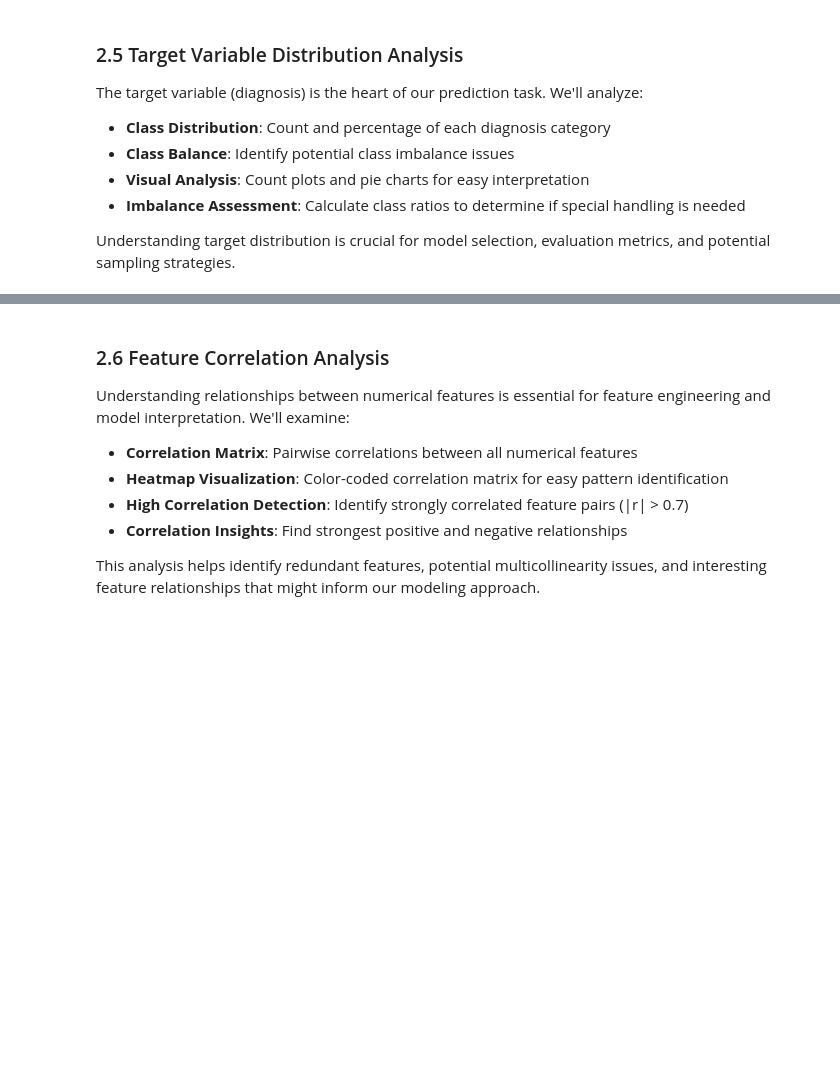
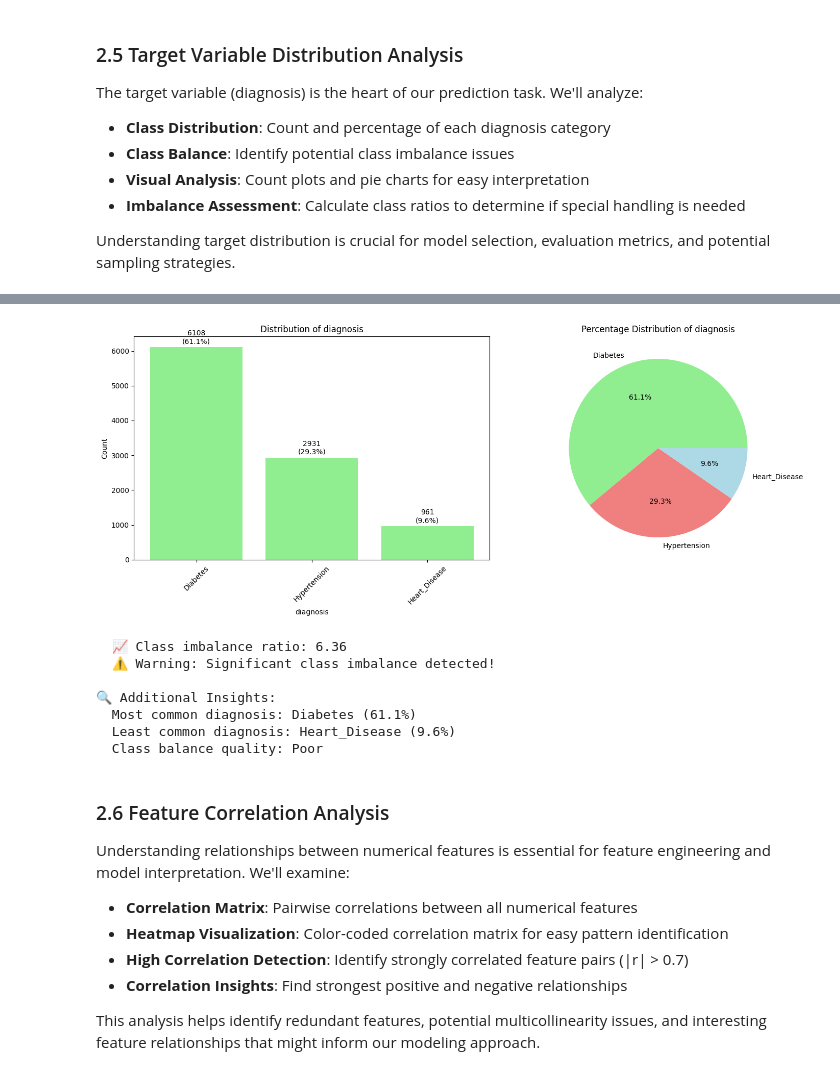
Before and after one commit to trantienduat/Machine_Learning_Basic, a Jupyter notebook: main.ipynb, the cells around one changed output, grey strips where cells are left out. Saved outputs shown, nothing was run; the diff lists cells and outputs as text; code cells hidden in the pictures; blank space fills up the shorter version.

```diff
--- a/main.ipynb
+++ b/main.ipynb
@@ -561,0 +376,70 @@ print("🚀 Ready for data preprocessing!")
+# %%
+# 5. TARGET VARIABLE ANALYSIS
+print("="*60)
+print("🎯 5. TARGET VARIABLE DISTRIBUTION ANALYSIS")
+print("="*60)
+
+# Focus on the main target variable: diagnosis
+target_col = 'diagnosis'
+
+if target_col in train_data.columns:
+    print(f"🏷️ Analyzing target variable: '{target_col}'")
+else:
+    print(f"⚠️ Target column '{target_col}' not found in dataset!")
+    print(f"Available columns: {train_data.columns.tolist()}")
+
+if target_col in train_data.columns:
+    print(f"\n📊 Analysis for '{target_col}':")
+
+    # Basic statistics
+    value_counts = train_data[target_col].value_counts()
+    value_percentages = train_data[target_col].value_counts(normalize=True) * 100
+
+    print(f"  Unique classes: {train_data[target_col].nunique()}")
+    print(f"  Value counts:")
+    for val, count in value_counts.items():
+        percentage = value_percentages[val]
+        print(f"    {val}: {count} samples ({percentage:.1f}%)")
+
+    # Visualizations
+    fig, axes = plt.subplots(1, 2, figsize=(15, 6))
+
+    # Count plot
+    axes[0].bar(range(len(value_counts)), value_counts.values, color='lightgreen')
+    axes[0].set_title(f'Distribution of {target_col}')
+    axes[0].set_xlabel(target_col)
+    axes[0].set_ylabel('Count')
+    axes[0].set_xticks(range(len(value_counts)))
+    axes[0].set_xticklabels(value_counts.index, rotation=45)
+
+    # Add value labels on bars
+    for i, v in enumerate(value_counts.values):
+        axes[0].text(i, v + max(value_counts.values)*0.01,
+                    f'{v}\n({value_percentages.iloc[i]:.1f}%)',
+                    ha='center', va='bottom')
+
+    # Pie chart
+    axes[1].pie(value_counts.values, labels=value_counts.index, autopct='%1.1f%%',
+               colors=['lightgreen', 'lightcoral', 'lightblue', 'lightyellow'][:len(value_counts)])
+    axes[1].set_title(f'Percentage Distribution of {target_col}')
+
+    plt.tight_layout()
+    plt.show()
+
+    # Check for class imbalance
+    max_class_ratio = value_percentages.max() / value_percentages.min()
+    print(f"  📈 Class imbalance ratio: {max_class_ratio:.2f}")
+    if max_class_ratio > 3:
+        print(f"  ⚠️ Warning: Significant class imbalance detected!")
+    else:
+        print(f"  ✅ Classes are relatively balanced.")
+
+    # Additional insights about diagnosis categories
+    print(f"\n🔍 Additional Insights:")
+    print(f"  Most common diagnosis: {value_counts.index[0]} ({value_percentages.iloc[0]:.1f}%)")
+    print(f"  Least common diagnosis: {value_counts.index[-1]} ({value_percentages.iloc[-1]:.1f}%)")
+    print(f"  Class balance quality: {'Good' if max_class_ratio < 2 else 'Moderate' if max_class_ratio < 3 else 'Poor'}")
+
+else:
+    print("❌ Cannot perform target variable analysis - target column not found!")
+# %% [output]
@@ -562,3 +457,11 @@ print("🚀 Ready for data preprocessing!")
+[figure, added]
+  📈 Class imbalance ratio: 6.36
+  ⚠️ Warning: Significant class imbalance detected!
+
+🔍 Additional Insights:
+  Most common diagnosis: Diabetes (61.1%)
+  Least common diagnosis: Heart_Disease (9.6%)
+  Class balance quality: Poor
 # %% [markdown]
 ### 2.6 Feature Correlation Analysis
 
```
Also changed, not shown: parts of 25 cells of this notebook, 14 other files.
